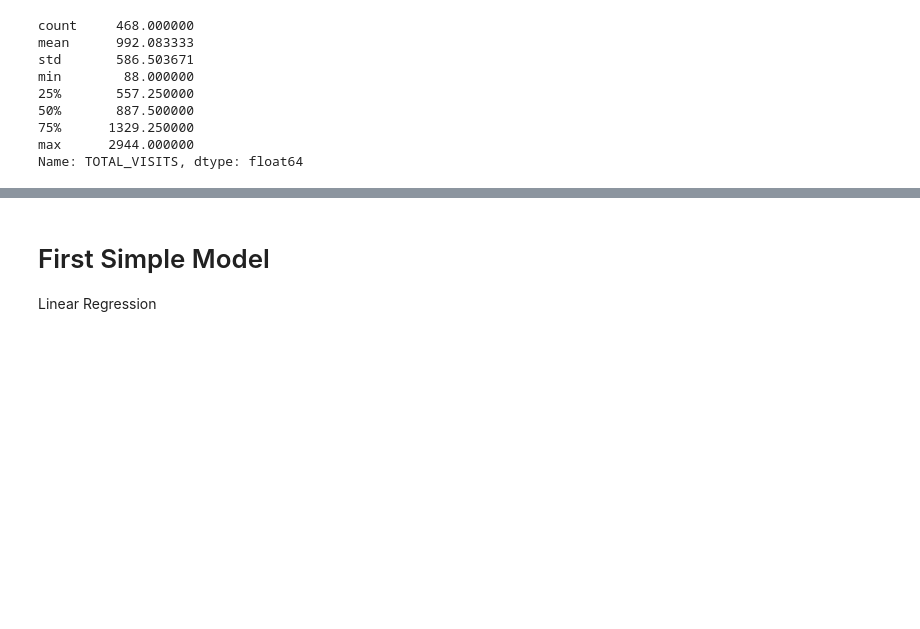
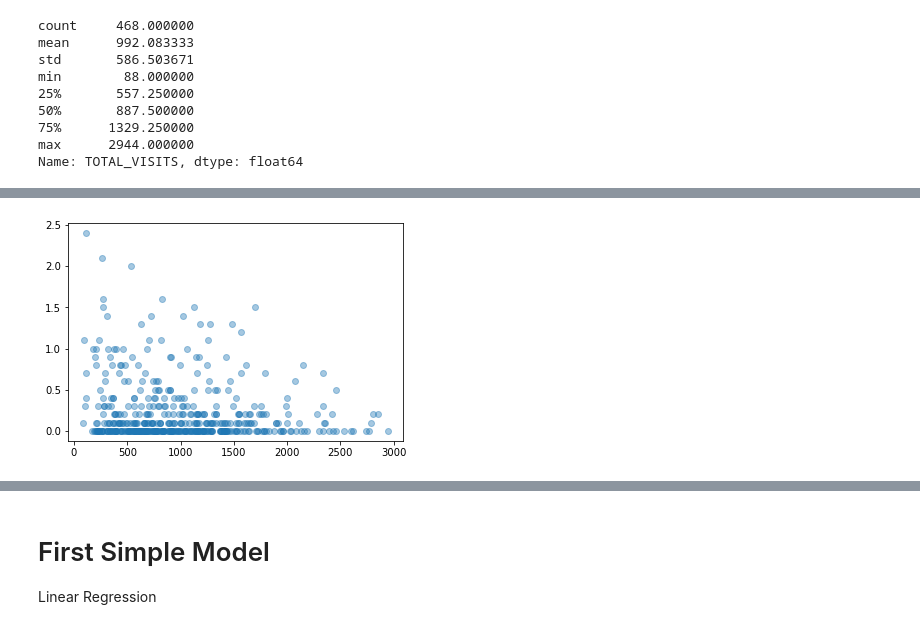
Before and after one commit to lperconti/Visitation, a Jupyter notebook: Resort2notebook.ipynb, the cells around one changed output, grey strips where cells are left out. Saved outputs shown, nothing was run; the diff lists cells and outputs as text; code cells hidden in the pictures; blank space fills up the shorter version.

Commit message:
Made all the notebooks look nice, organized images

```diff
--- a/Resort2notebook.ipynb
+++ b/Resort2notebook.ipynb
@@ -333,0 +343,5 @@ Name: TOTAL_VISITS, dtype: float64
+# %%
+plt.scatter(y=df_2_preprocessed['M_PRECIP_INCHES'], x=df_2_preprocessed['TOTAL_VISITS'], alpha=.4)
+plt.savefig('Visuals/resort2precip.png', dpi=300);
+# %% [output]
+[figure, added]
```
Also changed, not shown: parts of 8 cells of this notebook, 15 other files.
